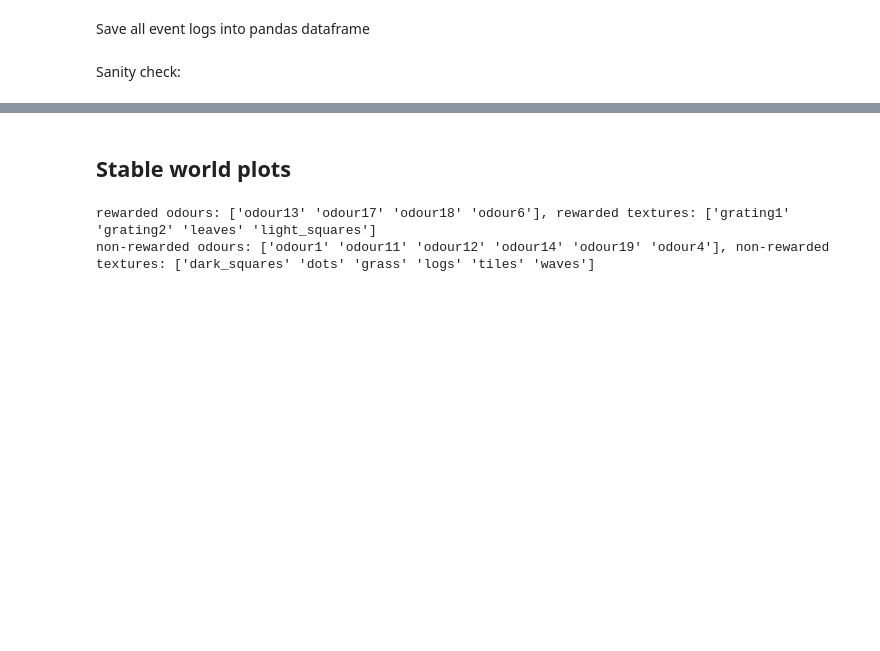
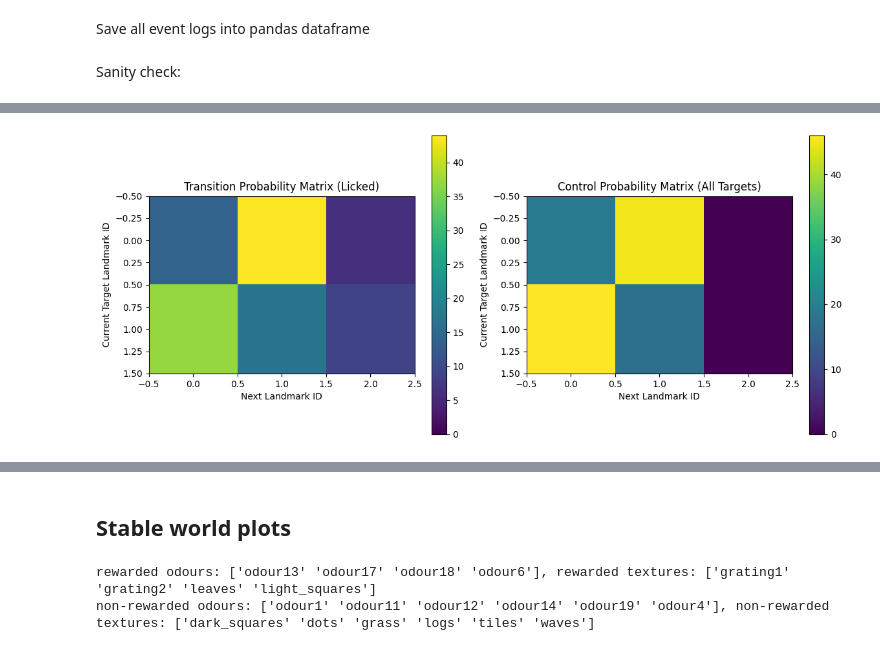
Before and after one commit to sreinert/Bonsai_ABCD, a Jupyter notebook: Cohort3_daily_summary.ipynb, the cells around one changed output, grey strips where cells are left out. Saved outputs shown, nothing was run; the diff lists cells and outputs as text; code cells hidden in the pictures; blank space fills up the shorter version.

```diff
--- a/Cohort3_daily_summary.ipynb
+++ b/Cohort3_daily_summary.ipynb
@@ -69,0 +73,4 @@ non-rewarded odours: ['odour6'], non-rewarded textures: ['grating1']
+# %%
+parse_bonsai_functions.plot_conditional_matrix(sess_dataframe,ses_settings)
+# %% [output]
+[figure, added]
```
Also changed, not shown: parts of 9 cells of this notebook, 1 other file.
